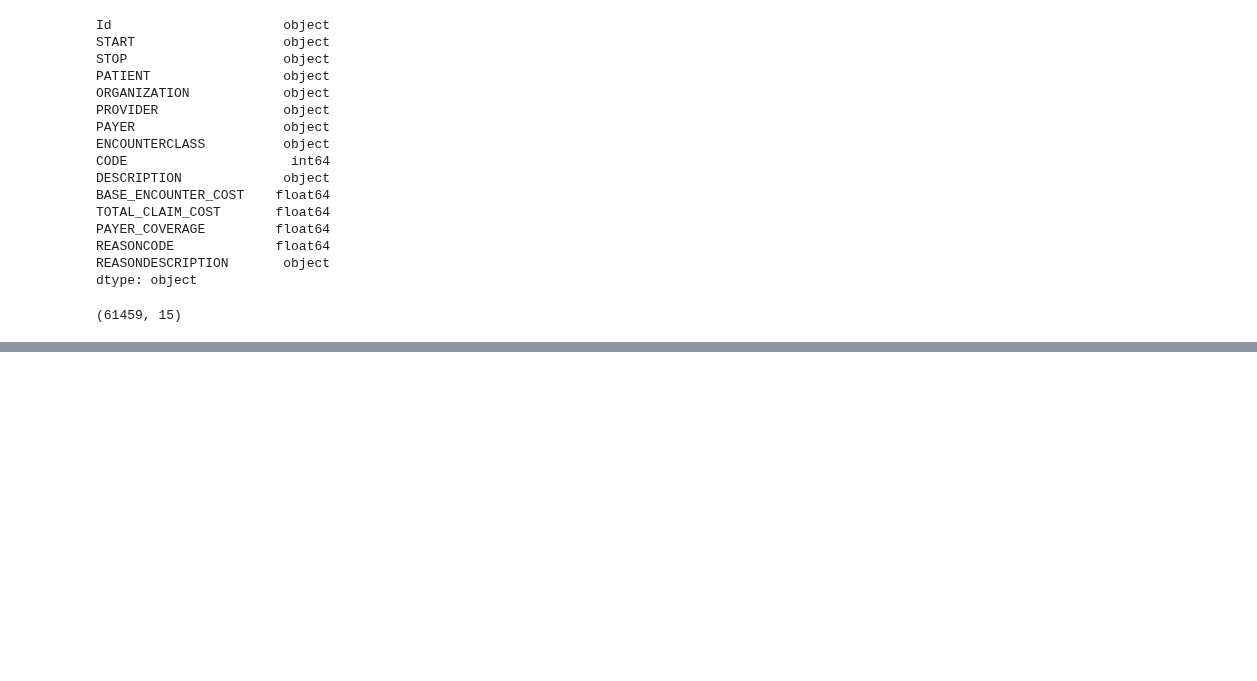
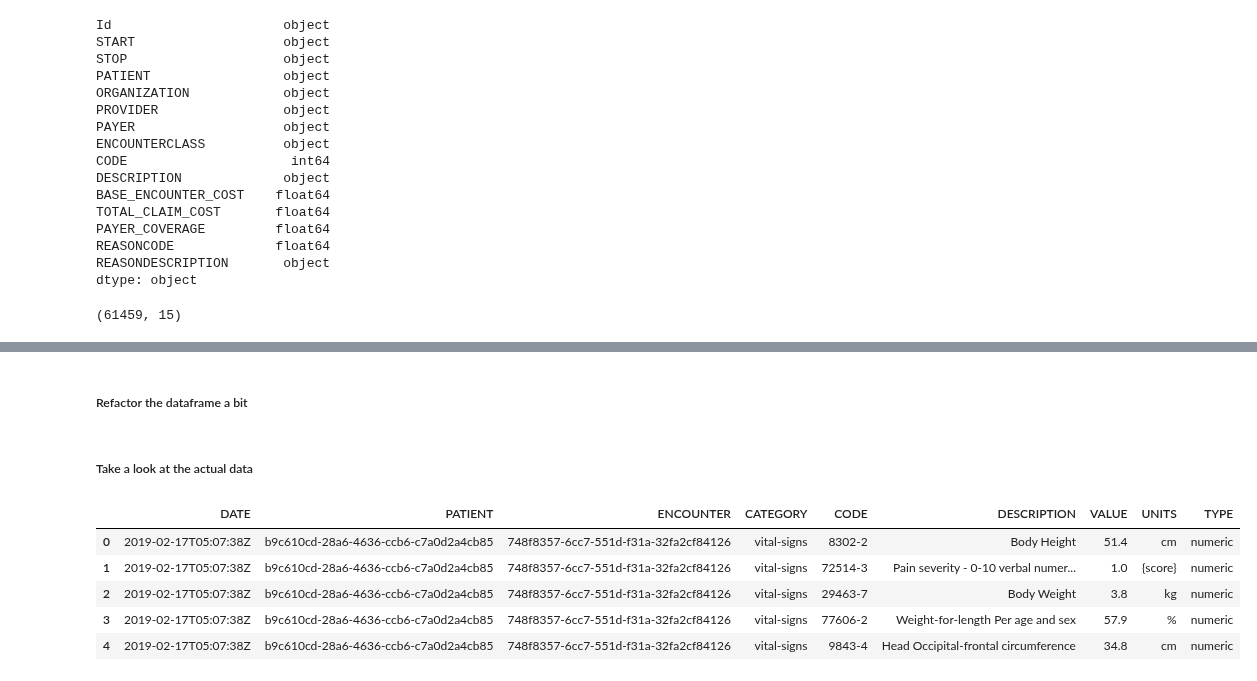
Before and after one commit to Orthologues/VAEQL_plus_Imputation, a Jupyter notebook: data_exploration.ipynb, the cells around one changed output, grey strips where cells are left out. Cells and saved outputs as stored; diff of their text form; code cells hidden in the pictures; blank space fills up the shorter version.

Commit message:
Added preliminary investigation to three extra sheets of the Synthea 1K sample dataset, e.g., encounters.csv, medications.csv, and observations.csv

```diff
--- a/data_exploration.ipynb
+++ b/data_exploration.ipynb
@@ -1305,0 +1466,3 @@ synthea_1k_encounters_df
+# %%
+synthea_1k_observations_df = pd.read_csv("Synthea_data/synthea_sample_data_csv_1K_nov2021/observations.csv")
+synthea_1k_observations_df.dtypes
@@ -1305,0 +1480,17 @@ synthea_1k_encounters_df
+# %% [markdown]
+##### Refactor the dataframe a bit
+# %%
+synthea_1k_observations_df.CODE = synthea_1k_observations_df.CODE.astype("category")
+synthea_1k_observations_df.UNITS = synthea_1k_observations_df.UNITS.astype("category")
+synthea_1k_observations_df.TYPE = synthea_1k_observations_df.TYPE.astype("category")
+# %% [markdown]
+##### Take a look at the actual data
+# %%
+synthea_1k_observations_df.head()
+# %% [output]
+|  | DATE | PATIENT | ENCOUNTER | CATEGORY | CODE | DESCRIPTION | VALUE | UNITS | TYPE |
+| 0 | 2019-02-17T05:07:38Z | b9c610cd-28a6-4636-ccb6-c7a0d2a4cb85 | 748f8357-6cc7-551d-f31a-32fa2cf84126 | vital-signs | 8302-2 | Body Height | 51.4 | cm | numeric |
+| 1 | 2019-02-17T05:07:38Z | b9c610cd-28a6-4636-ccb6-c7a0d2a4cb85 | 748f8357-6cc7-551d-f31a-32fa2cf84126 | vital-signs | 72514-3 | Pain severity - 0-10 verbal numer... | 1.0 | {score} | numeric |
+| 2 | 2019-02-17T05:07:38Z | b9c610cd-28a6-4636-ccb6-c7a0d2a4cb85 | 748f8357-6cc7-551d-f31a-32fa2cf84126 | vital-signs | 29463-7 | Body Weight | 3.8 | kg | numeric |
+| 3 | 2019-02-17T05:07:38Z | b9c610cd-28a6-4636-ccb6-c7a0d2a4cb85 | 748f8357-6cc7-551d-f31a-32fa2cf84126 | vital-signs | 77606-2 | Weight-for-length Per age and sex | 57.9 | % | numeric |
+| 4 | 2019-02-17T05:07:38Z | b9c610cd-28a6-4636-ccb6-c7a0d2a4cb85 | 748f8357-6cc7-551d-f31a-32fa2cf84126 | vital-signs | 9843-4 | Head Occipital-frontal circumference | 34.8 | cm | numeric |
```
Also changed, not shown: parts of 49 cells of this notebook.
